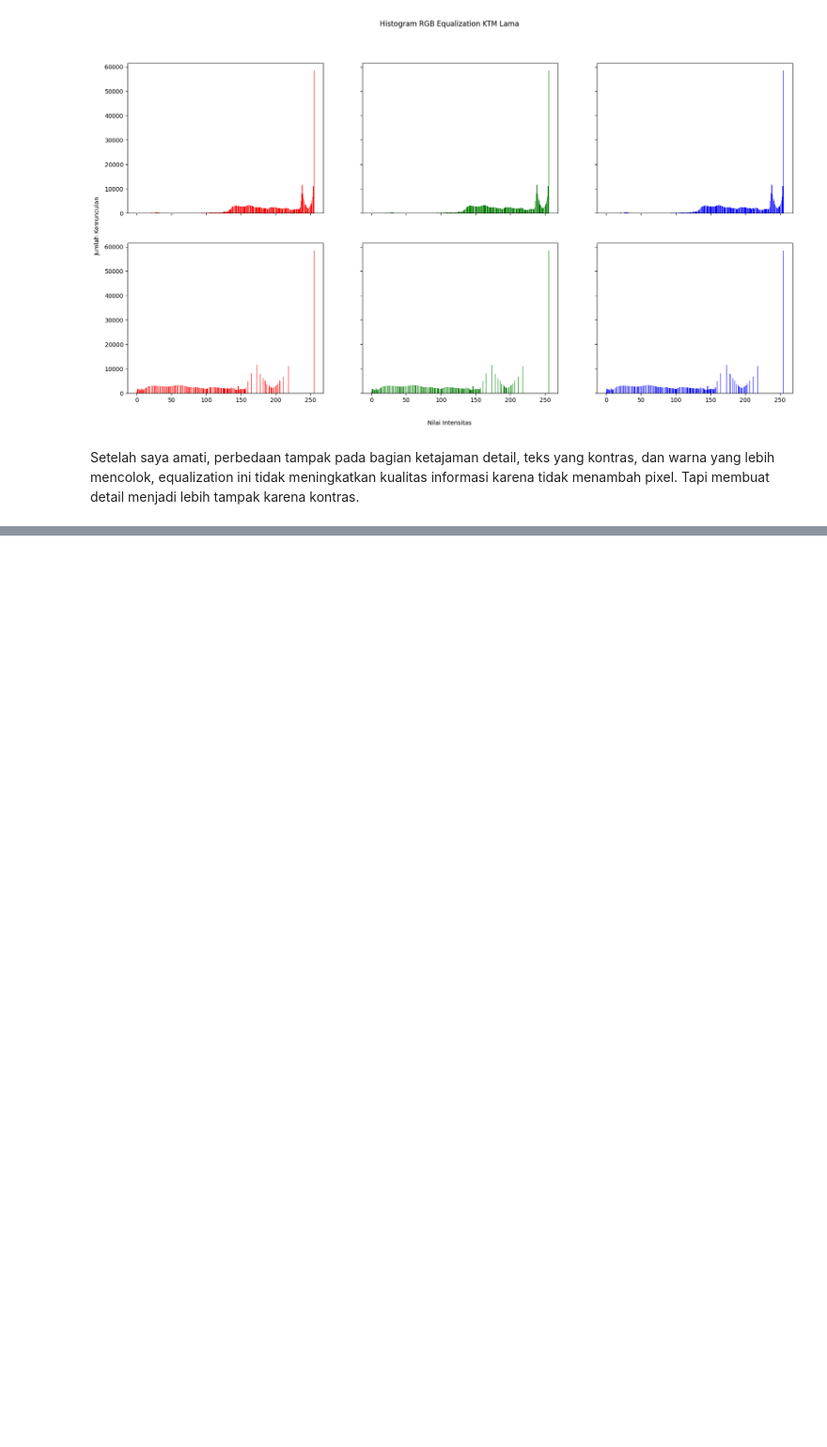
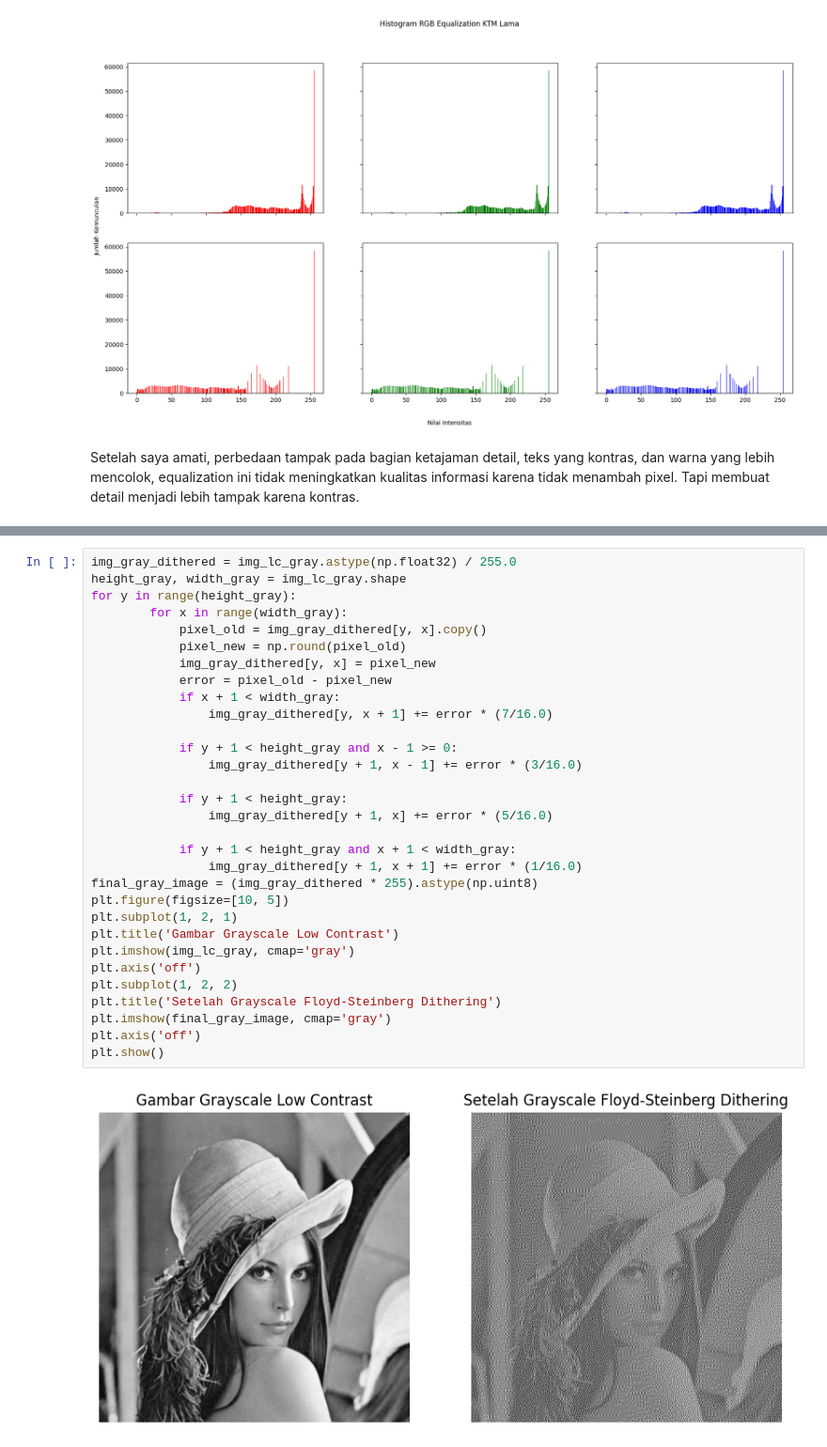
Before and after one commit to AtabikM1/PCVK25_3F_05, a Jupyter notebook: week5_05.ipynb, the cells around one changed output, grey strips where cells are left out. Shown at 94% size. Saved outputs shown, nothing was run; the diff lists cells and outputs as text; blank space fills up the shorter version.

```diff
--- a/week5_05.ipynb
+++ b/week5_05.ipynb
@@ -191,0 +258,33 @@ Setelah saya amati, perbedaan tampak pada bagian ketajaman detail, teks yang kon
+# %%
+img_gray_dithered = img_lc_gray.astype(np.float32) / 255.0
+height_gray, width_gray = img_lc_gray.shape
+for y in range(height_gray):
+        for x in range(width_gray):
+            pixel_old = img_gray_dithered[y, x].copy()
+            pixel_new = np.round(pixel_old)
+            img_gray_dithered[y, x] = pixel_new
+            error = pixel_old - pixel_new
+            if x + 1 < width_gray:
+                img_gray_dithered[y, x + 1] += error * (7/16.0)
+
+            if y + 1 < height_gray and x - 1 >= 0:
+                img_gray_dithered[y + 1, x - 1] += error * (3/16.0)
+
+            if y + 1 < height_gray:
+                img_gray_dithered[y + 1, x] += error * (5/16.0)
+
+            if y + 1 < height_gray and x + 1 < width_gray:
+                img_gray_dithered[y + 1, x + 1] += error * (1/16.0)
+final_gray_image = (img_gray_dithered * 255).astype(np.uint8)
+plt.figure(figsize=[10, 5])
+plt.subplot(1, 2, 1)
+plt.title('Gambar Grayscale Low Contrast')
+plt.imshow(img_lc_gray, cmap='gray')
+plt.axis('off')
+plt.subplot(1, 2, 2)
+plt.title('Setelah Grayscale Floyd-Steinberg Dithering')
+plt.imshow(final_gray_image, cmap='gray')
+plt.axis('off')
+plt.show()
+# %% [output]
+[figure, added]
```
Also changed, not shown: parts of 3 cells of this notebook.
